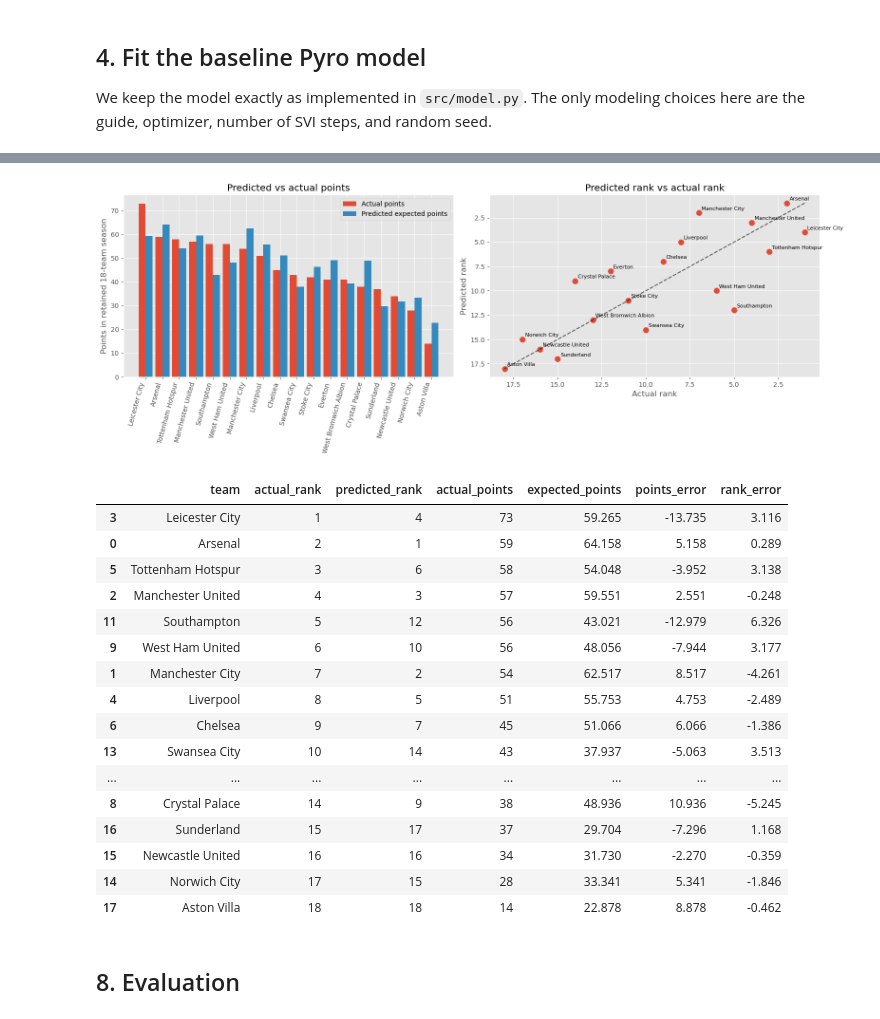
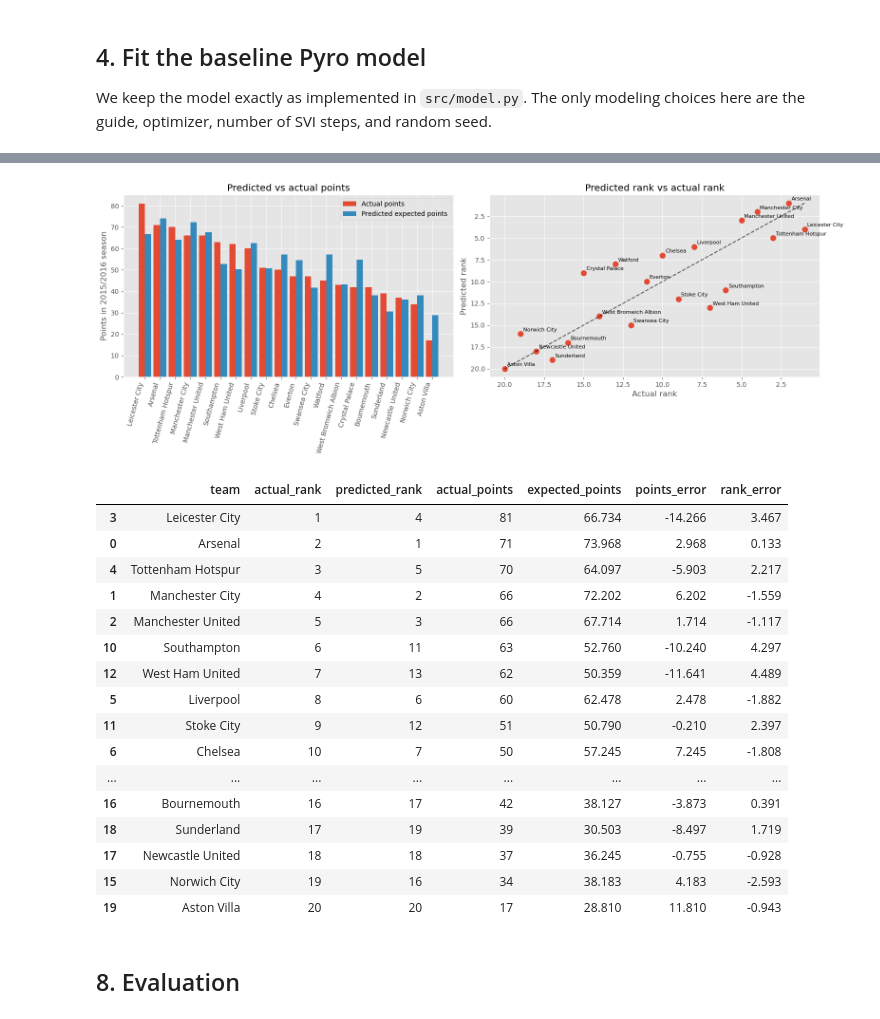
Before and after one commit to Hamdermadsik/Project_MBML, a Jupyter notebook: notebooks/Baseline.ipynb, the cells around one changed output, grey strips where cells are left out. Saved outputs shown, nothing was run; the diff lists cells and outputs as text; code cells hidden in the pictures.

```diff
--- a/notebooks/Baseline.ipynb
+++ b/notebooks/Baseline.ipynb
@@ -80,7 +80,7 @@ We exclude Bournemouth and Watford before training, prediction, table simulation
 # %%
 TEST_SEASON = "2015/2016"
 FIRST_HALF_MAX_STAGE = 19
-EXCLUDED_TEAMS = {"Bournemouth", "Watford"}
+EXCLUDED_TEAMS = set()
 
 df_raw = pd.read_csv(DATA_PATH, parse_dates=["date"])
 expected_columns = [
@@ -116,19 +116,20 @@ train_df = pd.concat([historical_df, first_half_2015_df], ignore_index=True)
 
 stage_counts_2015 = df.loc[df["season"] == TEST_SEASON, "stage"].value_counts().sort_index()
 assert stage_counts_2015.index.tolist() == list(range(1, 39)), "2015/2016 should contain stages 1-38."
-assert (stage_counts_2015 == 10).all(), "Each 2015/2016 stage should contain 10 matches before exclusions."
-assert len(first_half_2015_df) == 153, "Expected 153 retained first-half matches after excluding Bournemouth/Watford."
-assert len(second_half_2015_df) == 153, "Expected 153 retained second-half matches after excluding Bournemouth/Watford."
+assert (stage_counts_2015 == 10).all(), "Each 2015/2016 stage should contain 10 matches."
+assert len(first_half_2015_df) == 190, "Expected 190 first-half matches."
+assert len(second_half_2015_df) == 190, "Expected 190 second-half matches."
+assert len(train_df) == 2850, "Expected 2,850 training matches: 2,660 historical + 190 first-half 2015/2016."
 
 split_summary = pd.DataFrame(
     [
         {"dataset": "all EPL matches", "matches": len(df)},
-        {"dataset": "excluded Bournemouth/Watford fixtures", "matches": len(excluded_matches_df)},
-        {"dataset": "modeling data after exclusions", "matches": len(df_model)},
+        {"dataset": "excluded fixtures", "matches": len(excluded_matches_df)},
+        {"dataset": "modeling data", "matches": len(df_model)},
         {"dataset": "historical training seasons", "matches": len(historical_df)},
-        {"dataset": "2015/2016 first half training", "matches": len(first_half_2015_df)},
+        {"dataset": "2015/2016 first-half training", "matches": len(first_half_2015_df)},
         {"dataset": "total training data", "matches": len(train_df)},
-        {"dataset": "2015/2016 second half forecast", "matches": len(second_half_2015_df)},
+        {"dataset": "2015/2016 second-half forecast", "matches": len(second_half_2015_df)},
     ]
 )
 
@@ -480,7 +479,7 @@ for sample_id in range(NUM_POSTERIOR_SAMPLES):
         )
 
     sample_table = rank_table(pd.DataFrame(table.values()))
-    assert (sample_table["played"] == 34).all(), "Every simulated retained team should have 34 matches."
+    assert (sample_table["played"] == 38).all(), "Every simulated team should have 38 matches."
     sample_table["sample_id"] = sample_id
     simulated_table_rows.append(sample_table)
 
@@ -621,7 +620,7 @@ axes[0].bar(
 )
 axes[0].set_xticks(x)
 axes[0].set_xticklabels(comparison_table["team_label"], rotation=75, ha="right")
-axes[0].set_ylabel("Points in retained 18-team season")
+axes[0].set_ylabel("Points in 2015/2016 season")
 axes[0].set_title("Predicted vs actual points")
 axes[0].legend()
 
@@ -636,51 +635,51 @@ for row in comparison_table.itertuples(index=False):
         (row.actual_rank, row.predicted_rank),
         textcoords="offset points",
         xytext=(4, 4),
         fontsize=8,
     )
 max_rank = len(comparison_table)
 axes[1].plot([1, max_rank], [1, max_rank], linestyle="--", color="black", alpha=0.6)
 axes[1].invert_xaxis()
 axes[1].invert_yaxis()
 axes[1].set_xlabel("Actual rank")
 axes[1].set_ylabel("Predicted rank")
 axes[1].set_title("Predicted rank vs actual rank")
 
 plt.tight_layout()
 plt.show()
 
 display(
     comparison_table[
         [
             "team",
             "actual_rank",
             "predicted_rank",
             "actual_points",
             "expected_points",
             "points_error",
             "rank_error",
         ]
     ]
 )
 # %% [output]
-[figure, old version]
+[figure, new version]
 |  | team | actual_rank | predicted_rank | actual_points | expected_points | points_error | rank_error |
-| 3 | Leicester City | 1 | 4 | 73 | 59.265 | -13.735 | 3.116 |
-| 0 | Arsenal | 2 | 1 | 59 | 64.158 | 5.158 | 0.289 |
-| 5 | Tottenham Hotspur | 3 | 6 | 58 | 54.048 | -3.952 | 3.138 |
-| 2 | Manchester United | 4 | 3 | 57 | 59.551 | 2.551 | -0.248 |
-| 11 | Southampton | 5 | 12 | 56 | 43.021 | -12.979 | 6.326 |
-| 9 | West Ham United | 6 | 10 | 56 | 48.056 | -7.944 | 3.177 |
-| 1 | Manchester City | 7 | 2 | 54 | 62.517 | 8.517 | -4.261 |
-| 4 | Liverpool | 8 | 5 | 51 | 55.753 | 4.753 | -2.489 |
-| 6 | Chelsea | 9 | 7 | 45 | 51.066 | 6.066 | -1.386 |
-| 13 | Swansea City | 10 | 14 | 43 | 37.937 | -5.063 | 3.513 |
+| 3 | Leicester City | 1 | 4 | 81 | 66.734 | -14.266 | 3.467 |
+| 0 | Arsenal | 2 | 1 | 71 | 73.968 | 2.968 | 0.133 |
+| 4 | Tottenham Hotspur | 3 | 5 | 70 | 64.097 | -5.903 | 2.217 |
+| 1 | Manchester City | 4 | 2 | 66 | 72.202 | 6.202 | -1.559 |
+| 2 | Manchester United | 5 | 3 | 66 | 67.714 | 1.714 | -1.117 |
+| 10 | Southampton | 6 | 11 | 63 | 52.760 | -10.240 | 4.297 |
+| 12 | West Ham United | 7 | 13 | 62 | 50.359 | -11.641 | 4.489 |
+| 5 | Liverpool | 8 | 6 | 60 | 62.478 | 2.478 | -1.882 |
+| 11 | Stoke City | 9 | 12 | 51 | 50.790 | -0.210 | 2.397 |
+| 6 | Chelsea | 10 | 7 | 50 | 57.245 | 7.245 | -1.808 |
 | ... | ... | ... | ... | ... | ... | ... | ... |
-| 8 | Crystal Palace | 14 | 9 | 38 | 48.936 | 10.936 | -5.245 |
-| 16 | Sunderland | 15 | 17 | 37 | 29.704 | -7.296 | 1.168 |
-| 15 | Newcastle United | 16 | 16 | 34 | 31.730 | -2.270 | -0.359 |
-| 14 | Norwich City | 17 | 15 | 28 | 33.341 | 5.341 | -1.846 |
-| 17 | Aston Villa | 18 | 18 | 14 | 22.878 | 8.878 | -0.462 |
+| 16 | Bournemouth | 16 | 17 | 42 | 38.127 | -3.873 | 0.391 |
+| 18 | Sunderland | 17 | 19 | 39 | 30.503 | -8.497 | 1.719 |
+| 17 | Newcastle United | 18 | 18 | 37 | 36.245 | -0.755 | -0.928 |
+| 15 | Norwich City | 19 | 16 | 34 | 38.183 | 4.183 | -2.593 |
+| 19 | Aston Villa | 20 | 20 | 17 | 28.810 | 11.810 | -0.943 |
 # %% [markdown]
 ## 8. Evaluation
 # %%
```
Also changed, not shown: parts of 17 cells of this notebook.
